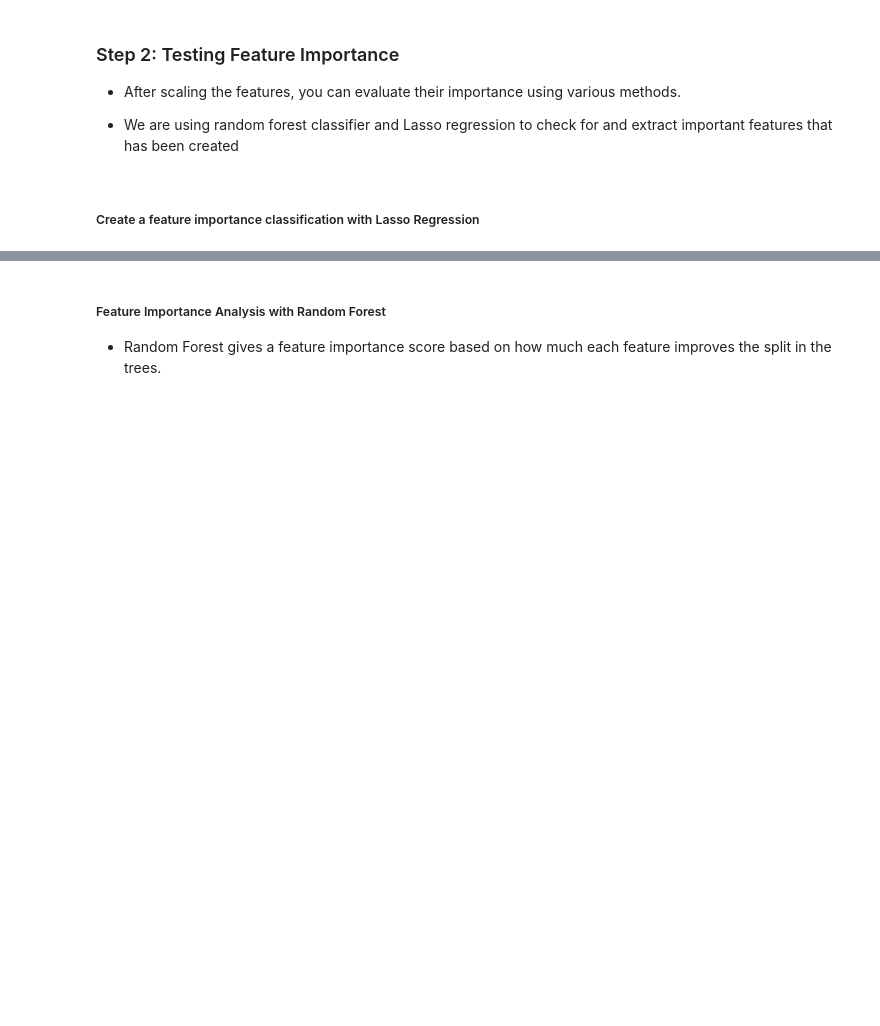
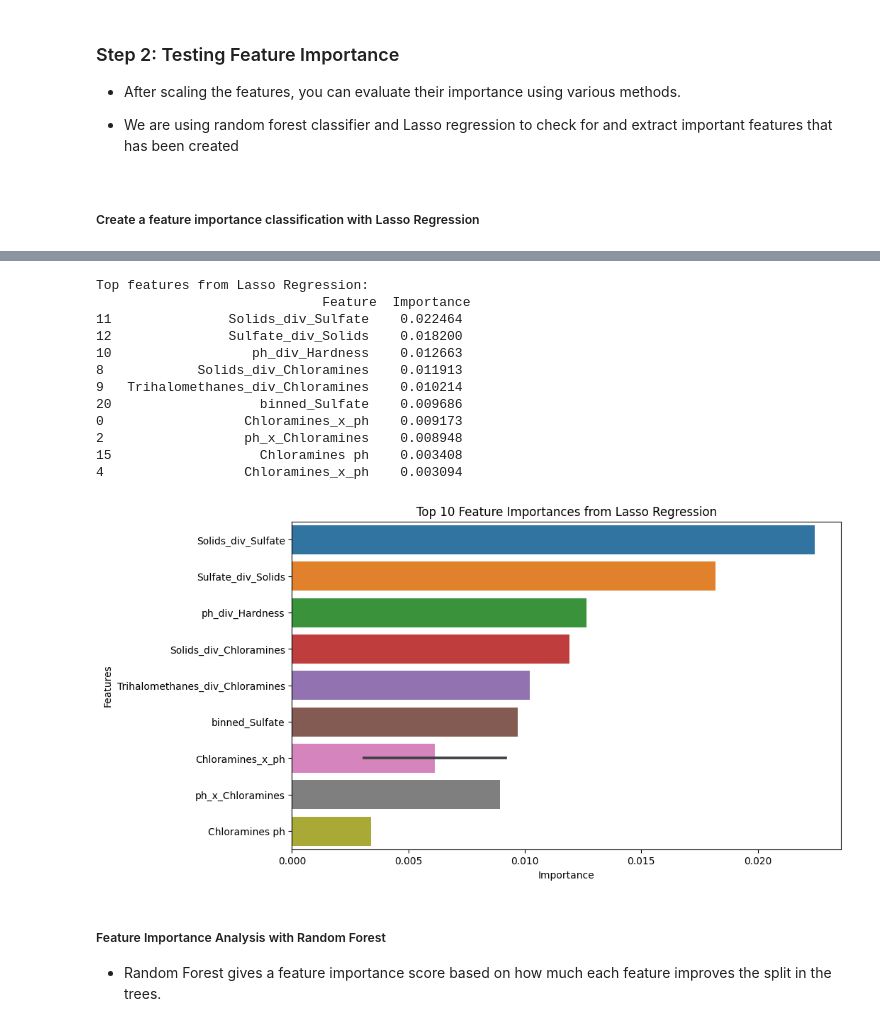
Before and after one commit to GeoSomtochukwu/WaterPotability, a Jupyter notebook: WP.ipynb, the cells around one changed output, grey strips where cells are left out. Saved outputs shown, nothing was run; the diff lists cells and outputs as text; code cells hidden in the pictures; blank space fills up the shorter version.

```diff
--- a/WP.ipynb
+++ b/WP.ipynb
@@ -489,3 +462,58 @@ dtype: float64
+# %%
+# Prepare the data
+X = WaterData.drop(columns=['Potability'])  # Drop the target variable
+y = WaterData['Potability']
+
+# Split the data into training and test sets
+X_train, X_test, y_train, y_test = train_test_split(X, y, test_size=0.2, random_state=42)
+
+# Create and fit the StandardScaler
+scaler = StandardScaler()
+X_train_scaled = scaler.fit_transform(X_train)  # Fit to training data only
+X_test_scaled = scaler.transform(X_test)  # Transform the test data
+
+# Convert scaled data back to DataFrame to ensure column names are preserved
+X_train_scaled_df = pd.DataFrame(X_train_scaled, columns=X_train.columns)
+X_test_scaled_df = pd.DataFrame(X_test_scaled, columns=X_test.columns)
+
+# Fit the Lasso model
+lasso = Lasso(alpha=0.01, max_iter=10000, tol=0.01)  # Adjust alpha, max_iter, and tol as needed
+lasso.fit(X_train_scaled_df, y_train)
+
+# Get the coefficients (importance scores)
+lasso_importance = pd.Series(lasso.coef_, index=X_train.columns)
+lasso_importance = lasso_importance[lasso_importance != 0]  # Select non-zero coefficients
+
+# Create a DataFrame for feature importances
+lasso_importance_df = pd.DataFrame({
+    'Feature': lasso_importance.index,
+    'Importance': lasso_importance.values
+}).sort_values(by='Importance', ascending=False)
+
+# Display top features from Lasso Regression
+print("Top features from Lasso Regression:\n", lasso_importance_df.head(10))
+
+# Plotting Feature Importances from Lasso Regression (Top 10)
+plt.figure(figsize=(10, 6))
+sns.barplot(x='Importance', y='Feature', data=lasso_importance_df.head(10))
+plt.title('Top 10 Feature Importances from Lasso Regression')
+plt.xlabel('Importance')
+plt.ylabel('Features')
+plt.show()
+# %% [output]
+Top features from Lasso Regression:
+                             Feature  Importance
+11               Solids_div_Sulfate    0.022464
+12               Sulfate_div_Solids    0.018200
+10                  ph_div_Hardness    0.012663
+8            Solids_div_Chloramines    0.011913
+9   Trihalomethanes_div_Chloramines    0.010214
+20                   binned_Sulfate    0.009686
+0                  Chloramines_x_ph    0.009173
+2                  ph_x_Chloramines    0.008948
+15                   Chloramines ph    0.003408
+4                  Chloramines_x_ph    0.003094
+[figure, added]
 # %% [markdown]
 ##### Feature Importance Analysis with Random Forest
 
```
Also changed, not shown: parts of 16 cells of this notebook.
